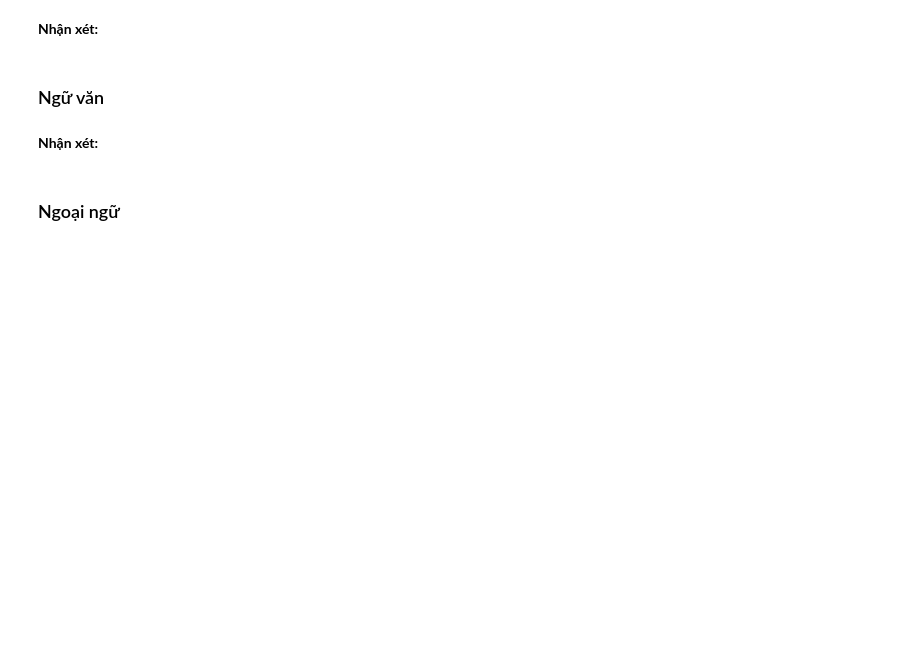
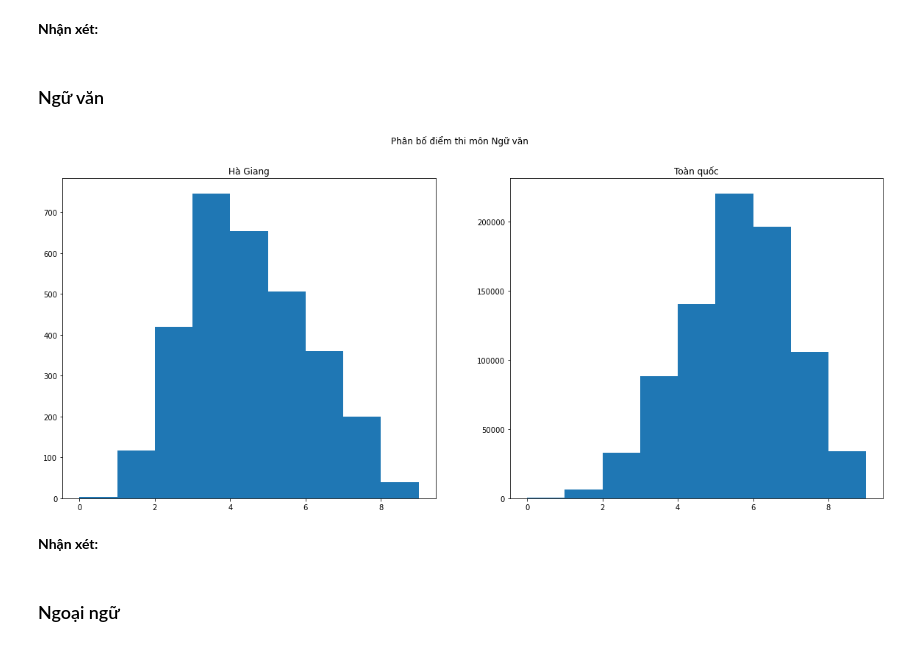
Before and after one commit to IrisStream/exam-cheating, a Jupyter notebook: src/report.ipynb, the cells around one changed output. Drawn from its saved outputs; the diff is of its cells as text; code cells hidden in the pictures; blank space fills up the shorter version.

```diff
--- a/src/report.ipynb
+++ b/src/report.ipynb
@@ -29,6 +47,21 @@ for province in provinces:
 __Nhận xét:__
 # %% [markdown]
 ### Ngữ văn
+# %%
+bar_charts, (ha_giang, total) = plt.subplots(1,2)
+bar_charts.set_figheight(8)
+bar_charts.set_figwidth(20)
+
+bar_charts.suptitle('Phân bố điểm thi môn Ngữ văn')
+ha_giang.hist(data['Hà Giang']['VĂN'], range(0, 10))
+ha_giang.set_title('Hà Giang')
+
+total.hist(total_data['VĂN'], range(0, 10))
+total.set_title('Toàn quốc')
+
+plt.show()
+# %% [output]
+[figure, added]
 # %% [markdown]
 __Nhận xét:__
 # %% [markdown]
```
Also changed, not shown: parts of 3 cells of this notebook.
